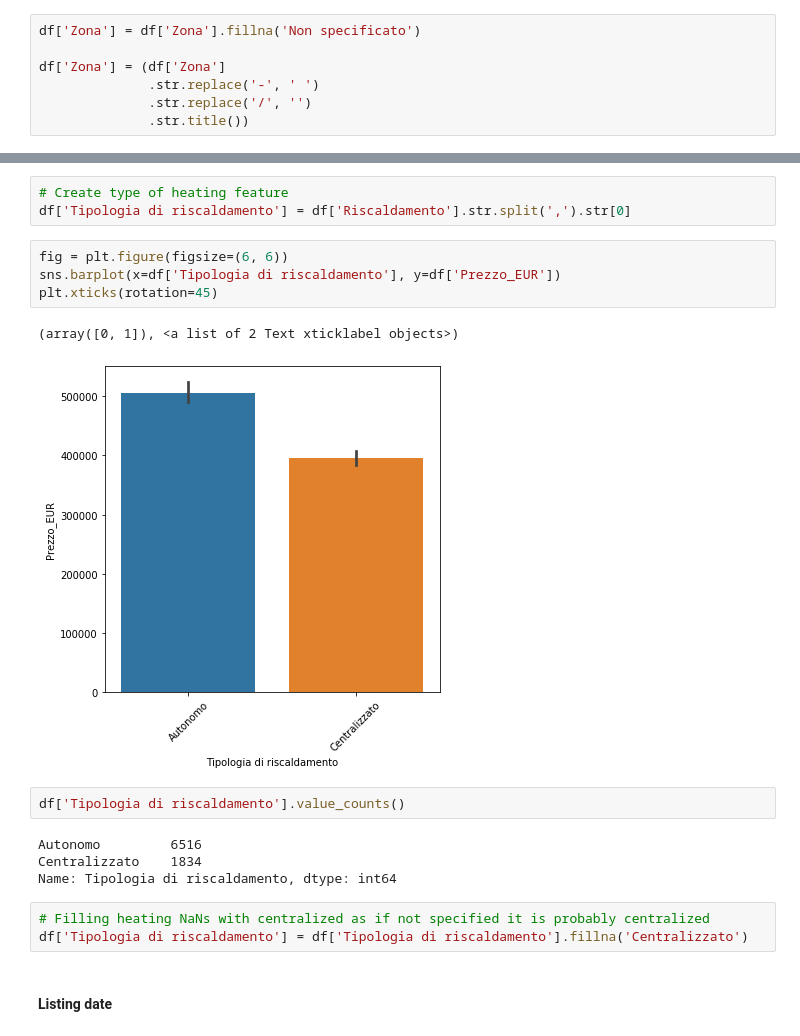
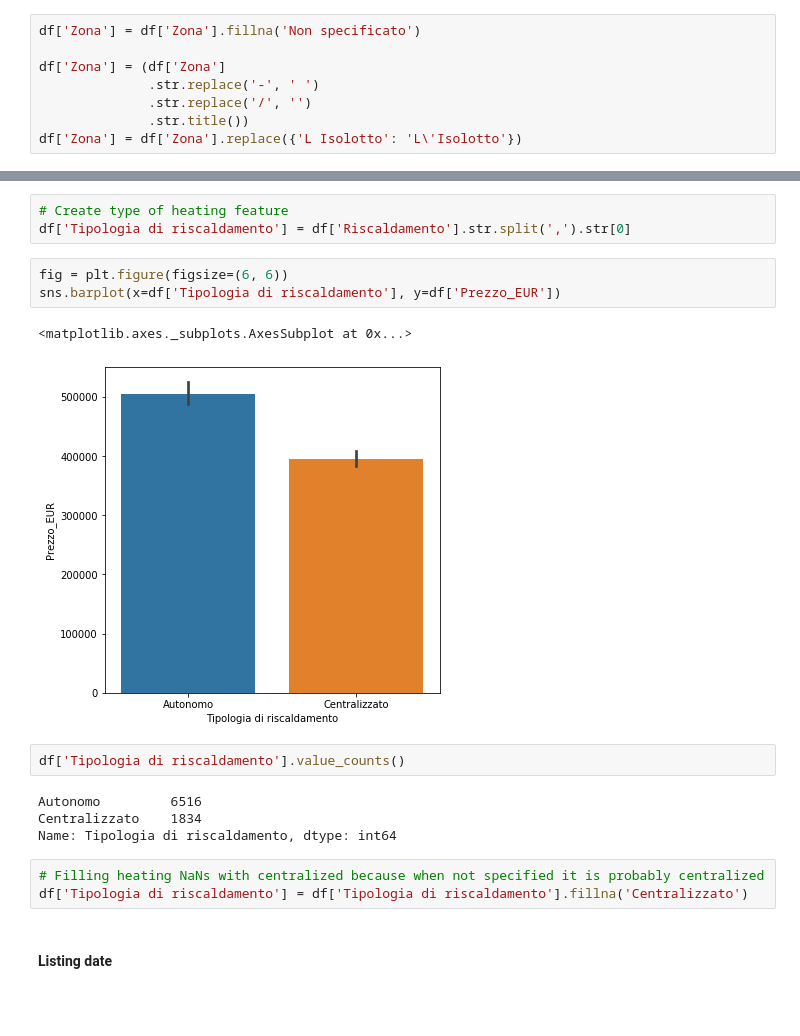
Before and after one commit to LazyEval/housing-prices-firenze, a Jupyter notebook: notebooks/1.0-LazyEval-data-cleaning.ipynb, the cells around one changed output, grey strips where cells are left out. Cells and saved outputs as stored; diff of their text form; blank space fills up the shorter version.

```diff
--- a/notebooks/1.0-LazyEval-data-cleaning.ipynb
+++ b/notebooks/1.0-LazyEval-data-cleaning.ipynb
@@ -185,3 +186,4 @@ df['Zona'] = (df['Zona']
               .str.replace('-', ' ')
               .str.replace('/', '')
               .str.title())
+df['Zona'] = df['Zona'].replace({'L Isolotto': 'L\'Isolotto'})
@@ -304,10 +315,9 @@ df['Tipologia di riscaldamento'] = df['Riscaldamento'].str.split(',').str[0]
 # %%
 fig = plt.figure(figsize=(6, 6))
 sns.barplot(x=df['Tipologia di riscaldamento'], y=df['Prezzo_EUR'])
-plt.xticks(rotation=45)
 # %% [output]
-(array([0, 1]), <a list of 2 Text xticklabel objects>)
+<matplotlib.axes._subplots.AxesSubplot at 0x...>
-[figure, old version]
+[figure, new version]
 # %%
 df['Tipologia di riscaldamento'].value_counts()
 # %% [output]
@@ -315,7 +325,7 @@ Autonomo         6516
 Centralizzato    1834
 Name: Tipologia di riscaldamento, dtype: int64
 # %%
-# Filling heating NaNs with centralized as if not specified it is probably centralized
+# Filling heating NaNs with centralized because when not specified it is probably centralized
 df['Tipologia di riscaldamento'] = df['Tipologia di riscaldamento'].fillna('Centralizzato')
 # %% [markdown]
 #### Listing date
```
Also changed, not shown: parts of 47 cells of this notebook.
